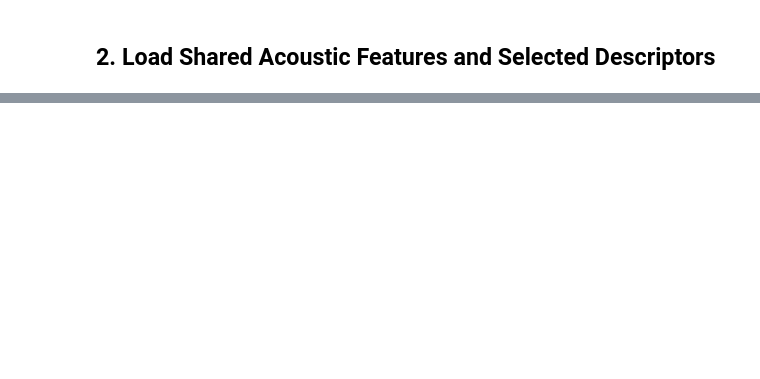
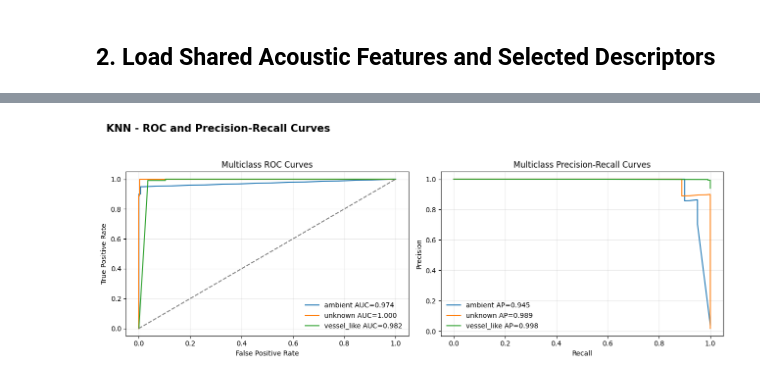
Before and after one commit to TheVantaDev/ML_CP, a Jupyter notebook: 01_person1_lr_and_knn/knn.ipynb, the cells around one changed output, grey strips where cells are left out. Saved outputs shown, nothing was run; the diff lists cells and outputs as text; code cells hidden in the pictures; blank space fills up the shorter version.

```diff
--- a/01_person1_lr_and_knn/knn.ipynb
+++ b/01_person1_lr_and_knn/knn.ipynb
@@ -197,0 +471,54 @@ if y_prob is not None:
+# %%
+#ROC and Precision-Recall Curves
+
+fig, axes = plt.subplots(1, 2, figsize=(13, 5))
+
+for i, class_name in enumerate(classes):
+    binary = (y_test == i).astype(int)
+
+    fpr, tpr, _ = roc_curve(binary, test_prob[:, i])
+    axes[0].plot(
+        fpr, tpr,
+        label=f"{class_name} AUC={auc(fpr, tpr):.3f}"
+    )
+
+    precision, recall, _ = precision_recall_curve(
+        binary, test_prob[:, i]
+    )
+
+    axes[1].plot(
+        recall, precision,
+        label=f"{class_name} AP={average_precision_score(binary, test_prob[:, i]):.3f}"
+    )
+
+# ROC Curve
+axes[0].plot([0, 1], [0, 1], "--", color="gray")
+axes[0].set_title("Multiclass ROC Curves")
+axes[0].set_xlabel("False Positive Rate")
+axes[0].set_ylabel("True Positive Rate")
+
+# Precision-Recall Curve
+axes[1].set_title("Multiclass Precision-Recall Curves")
+axes[1].set_xlabel("Recall")
+axes[1].set_ylabel("Precision")
+
+for ax in axes:
+    ax.grid(alpha=0.25)
+    ax.legend(frameon=False)
+
+# Main heading
+fig.suptitle("KNN - ROC and Precision-Recall Curves", x=0.02, ha="left",
+             fontsize=15, fontweight="bold")
+
+fig.tight_layout(rect=[0, 0, 1, 0.93])
+
+fig.savefig(
+    "plots/roc_pr_curves_knn.png",
+    dpi=200,
+    bbox_inches="tight"
+)
+
+plt.show()
+plt.close(fig)
+# %% [output]
+[figure, added]
```
Also changed, not shown: parts of 31 cells of this notebook, 34 other files.
